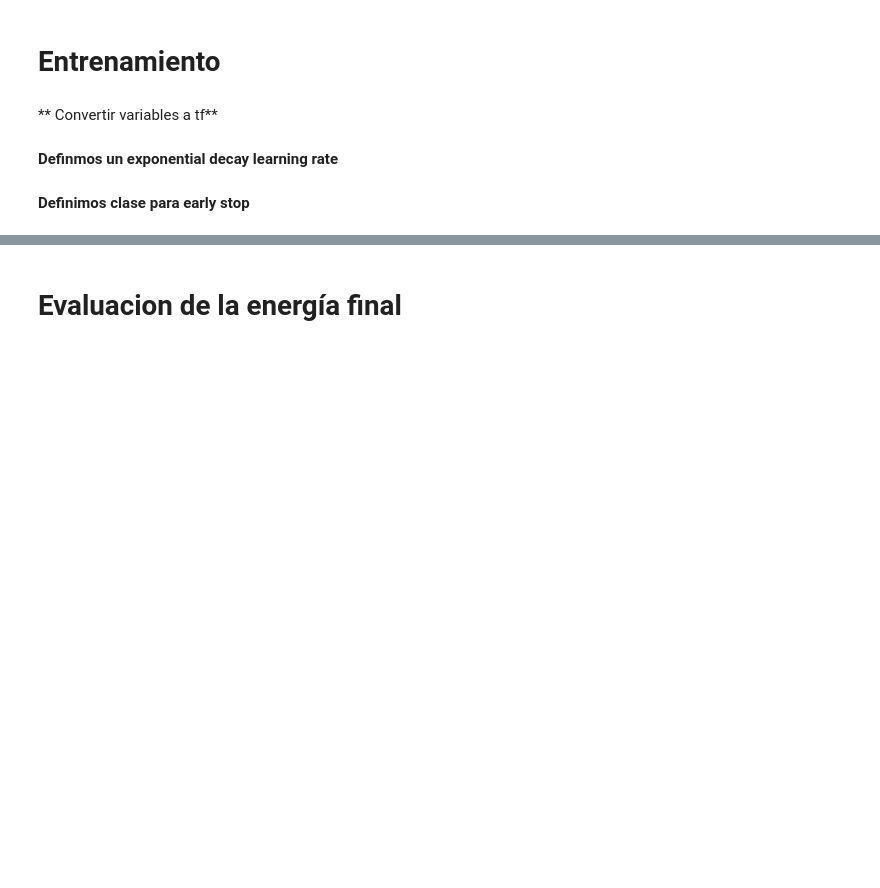
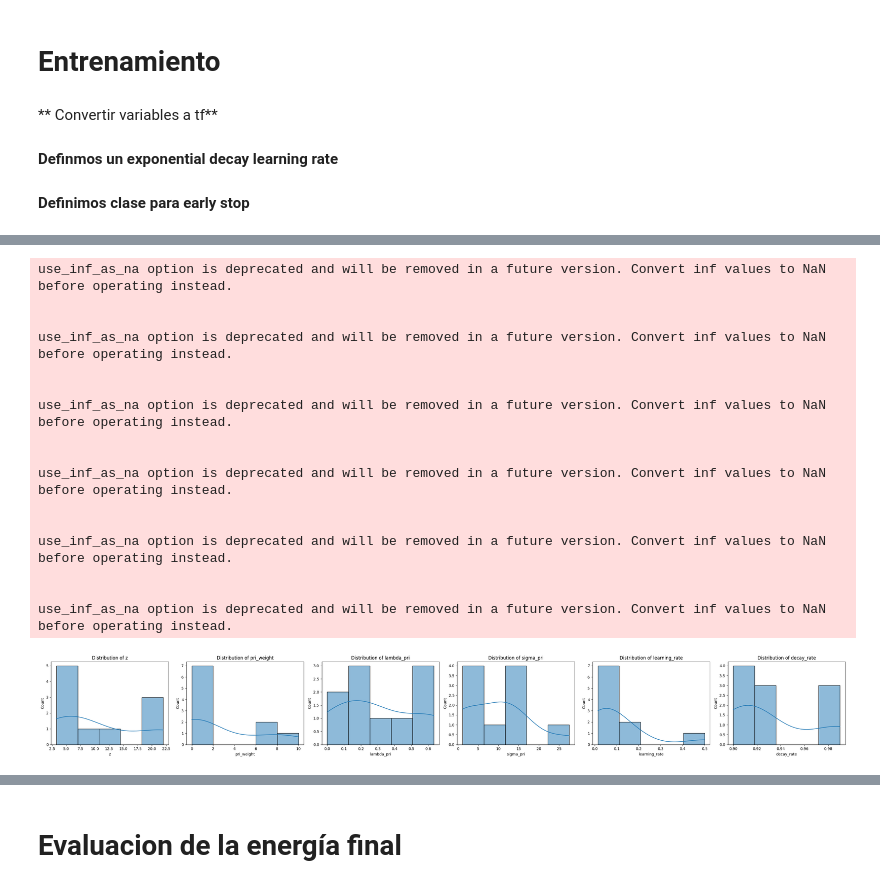
Before and after one commit to juansebastiangit/Inteligencia_artificial, a Jupyter notebook: Proyecto/piris-bo.ipynb, the cells around one changed output, grey strips where cells are left out. Cells and saved outputs as stored; diff of their text form; code cells hidden in the pictures; blank space fills up the shorter version.

Commit message:
V1.1 played with parameters and plots

```diff
--- a/Proyecto/piris-bo.ipynb
+++ b/Proyecto/piris-bo.ipynb
@@ -313,7 +288,7 @@ def get_training_loss(positions, elements, ni_positions, pri_weight, lambda_pri,
 
     #------------COMBINAR Y RETORNAR----------------
 
-     total_loss = (1- pri_weight)*energy_total + pri_weight * pri_cost
+     total_loss = energy_total + pri_weight * pri_cost
 
      return  total_loss, energy_total_per_ion# si no es necesario, solo retorna la energia con minimo en 0
 # %% [markdown]
@@ -369,7 +344,6 @@ def calculate_final_system_energy(positions, elements, ni_positions):
 ** Convertir variables a tf**
 # %%
 #tensorflow data
-ion = tf.Variable(ni_positions,dtype=tf.float32)
 sample_atoms = tf.convert_to_tensor(positions,dtype=tf.float32)
 sample_elements = tf.convert_to_tensor(elements, dtype=tf.string)
 # %% [markdown]
@@ -401,0 +594,15 @@ class EarlyStoppingCallback:
+# %%
+import plotly.express as px
+
+# For better visualization, we can color the lines by the objective value
+# It's good to have a column that is easy to interpret, like 'performance'
+df_sorted = data.sort_values(by='Energy')
+
+fig = px.parallel_coordinates(
+    df_sorted,
+    color="Energy",
+    labels={col: col.replace('_', ' ').title() for col in data.columns},
+    color_continuous_scale=px.colors.sequential.Viridis,
+    title="Parallel Coordinates of Best Hyperparameters"
+)
+fig.show()
@@ -401,0 +611,44 @@ class EarlyStoppingCallback:
+# %%
+import seaborn as sns
+
+# Identify categorical and numerical columns
+numerical_cols = data.select_dtypes(include=['number']).columns.drop('Energy')
+categorical_cols = data.select_dtypes(include=['object', 'category']).columns
+
+# Create plots for numerical parameters (Histograms/KDEs)
+if len(numerical_cols) > 0:
+    fig, axes = plt.subplots(1, len(numerical_cols), figsize=(5 * len(numerical_cols), 4))
+    if len(numerical_cols) == 1: axes = [axes] # Ensure axes is iterable
+    for ax, col in zip(axes, numerical_cols):
+        sns.histplot(data, x=col, kde=True, ax=ax)
+        ax.set_title(f'Distribution of {col}')
+    plt.tight_layout()
+    plt.show()
+
+# Create plots for categorical parameters (Count Plots)
+if len(categorical_cols) > 0:
+    fig, axes = plt.subplots(1, len(categorical_cols), figsize=(5 * len(categorical_cols), 4))
+    if len(categorical_cols) == 1: axes = [axes] # Ensure axes is iterable
+    for ax, col in zip(axes, categorical_cols):
+        sns.countplot(data=df, x=col, ax=ax, order=df[col].value_counts().index)
+        ax.set_title(f'Counts of {col}')
+    plt.tight_layout()
+    plt.show()
+# %% [output]
+use_inf_as_na option is deprecated and will be removed in a future version. Convert inf values to NaN before operating instead.
+
+
+use_inf_as_na option is deprecated and will be removed in a future version. Convert inf values to NaN before operating instead.
+
+
+use_inf_as_na option is deprecated and will be removed in a future version. Convert inf values to NaN before operating instead.
+
+
+use_inf_as_na option is deprecated and will be removed in a future version. Convert inf values to NaN before operating instead.
+
+
+use_inf_as_na option is deprecated and will be removed in a future version. Convert inf values to NaN before operating instead.
+
+
+use_inf_as_na option is deprecated and will be removed in a future version. Convert inf values to NaN before operating instead.
+[figure, added]
```
Also changed, not shown: parts of 28 cells of this notebook.
